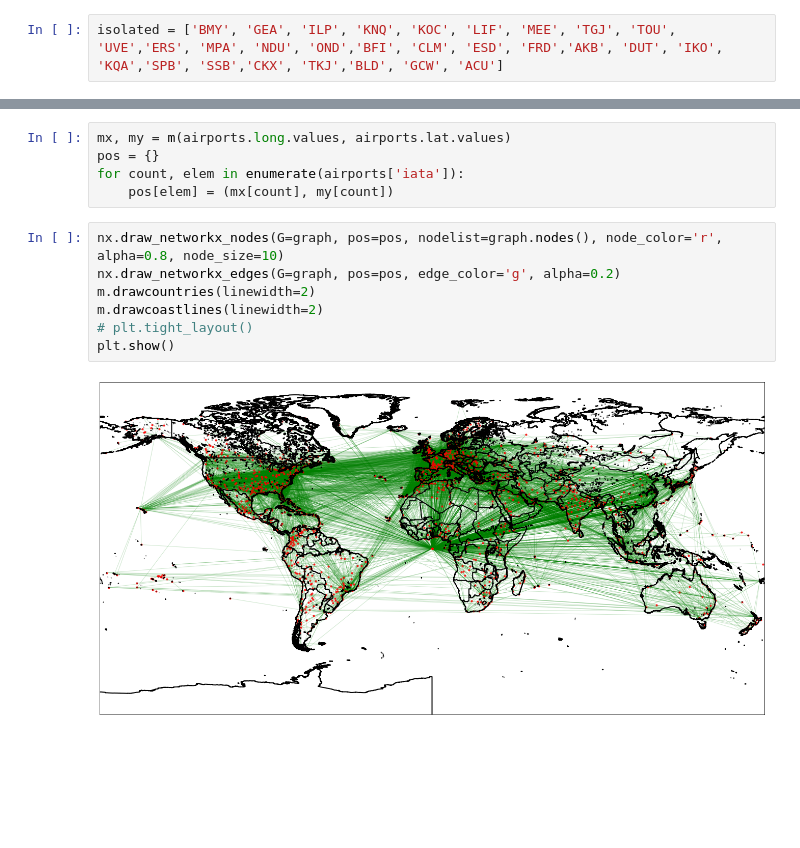
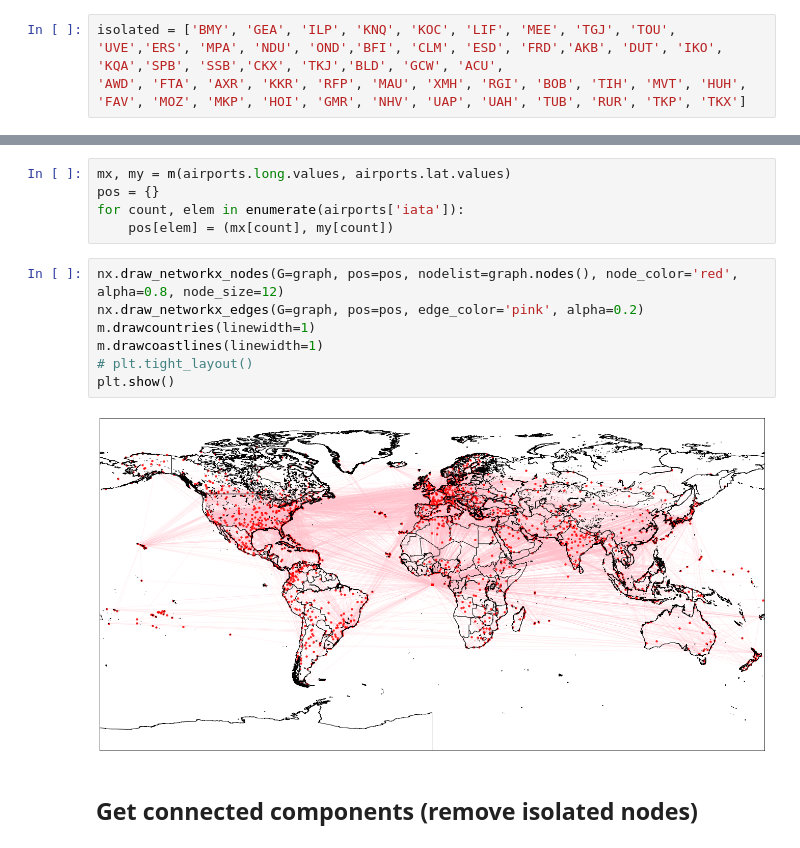
Before and after one commit to smammc/network_science_project, a Jupyter notebook: data_treatment.ipynb, the cells around one changed output, grey strips where cells are left out. Saved outputs shown, nothing was run; the diff lists cells and outputs as text; blank space fills up the shorter version.

```diff
--- a/data_treatment.ipynb
+++ b/data_treatment.ipynb
@@ -51,7 +51,8 @@ routes
 # %% [markdown]
 Removing isolated nodes
 # %%
-isolated = ['BMY', 'GEA', 'ILP', 'KNQ', 'KOC', 'LIF', 'MEE', 'TGJ', 'TOU', 'UVE','ERS', 'MPA', 'NDU', 'OND','BFI', 'CLM', 'ESD', 'FRD','AKB', 'DUT', 'IKO', 'KQA','SPB', 'SSB','CKX', 'TKJ','BLD', 'GCW', 'ACU']
+isolated = ['BMY', 'GEA', 'ILP', 'KNQ', 'KOC', 'LIF', 'MEE', 'TGJ', 'TOU', 'UVE','ERS', 'MPA', 'NDU', 'OND','BFI', 'CLM', 'ESD', 'FRD','AKB', 'DUT', 'IKO', 'KQA','SPB', 'SSB','CKX', 'TKJ','BLD', 'GCW', 'ACU',
+'AWD', 'FTA', 'AXR', 'KKR', 'RFP', 'MAU', 'XMH', 'RGI', 'BOB', 'TIH', 'MVT', 'HUH', 'FAV', 'MOZ', 'MKP', 'HOI', 'GMR', 'NHV', 'UAP', 'UAH', 'TUB', 'RUR', 'TKP', 'TKX']
 # %%
 routes = routes[np.logical_not(routes.origin.isin(isolated))]
 routes = routes[np.logical_not(routes.destination.isin(isolated))]
@@ -199,11 +200,13 @@ pos = {}
 for count, elem in enumerate(airports['iata']):
     pos[elem] = (mx[count], my[count])
 # %%
-nx.draw_networkx_nodes(G=graph, pos=pos, nodelist=graph.nodes(), node_color='r', alpha=0.8, node_size=10)
-nx.draw_networkx_edges(G=graph, pos=pos, edge_color='g', alpha=0.2)
-m.drawcountries(linewidth=2)
-m.drawcoastlines(linewidth=2)
+nx.draw_networkx_nodes(G=graph, pos=pos, nodelist=graph.nodes(), node_color='red', alpha=0.8, node_size=12)
+nx.draw_networkx_edges(G=graph, pos=pos, edge_color='pink', alpha=0.2)
+m.drawcountries(linewidth=1)
+m.drawcoastlines(linewidth=1)
 # plt.tight_layout()
 plt.show()
 # %% [output]
-[figure, old version]
+[figure, new version]
+# %% [markdown]
+## Get connected components (remove isolated nodes)
```
Also changed, not shown: parts of 6 cells of this notebook, 1 other file.
